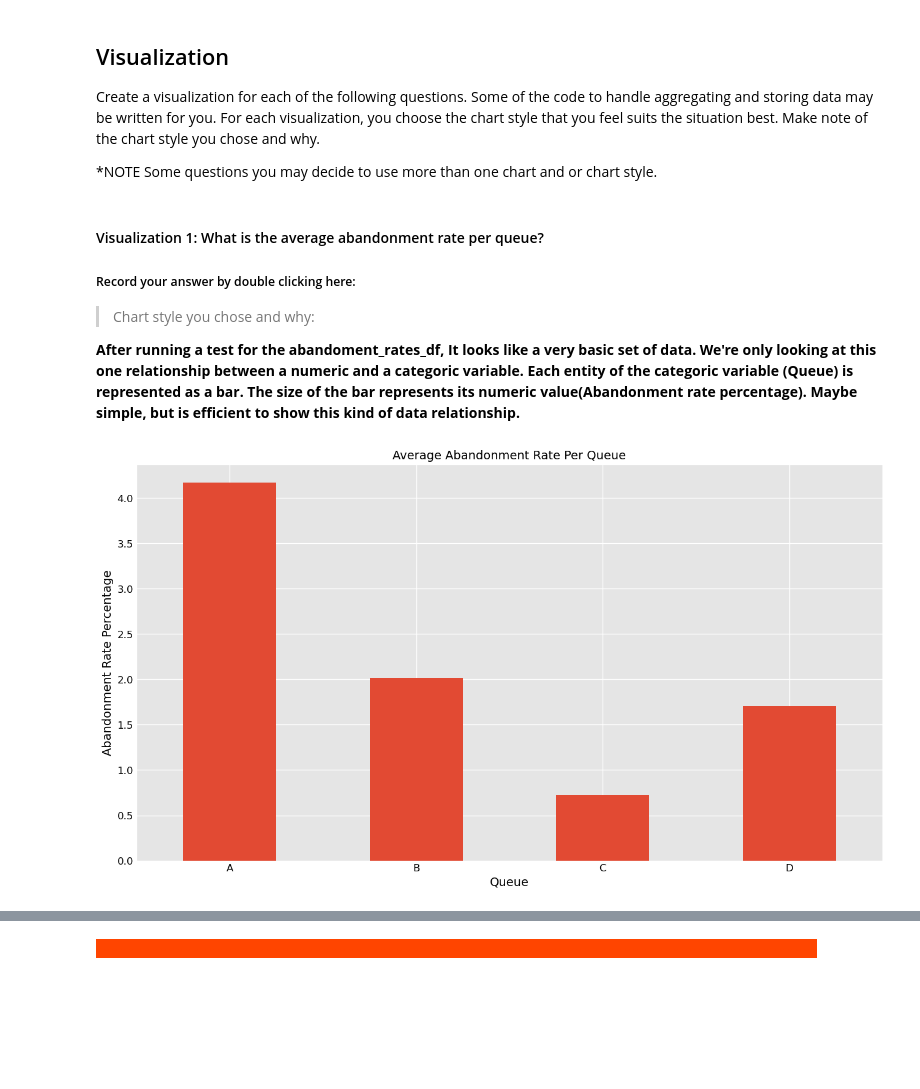
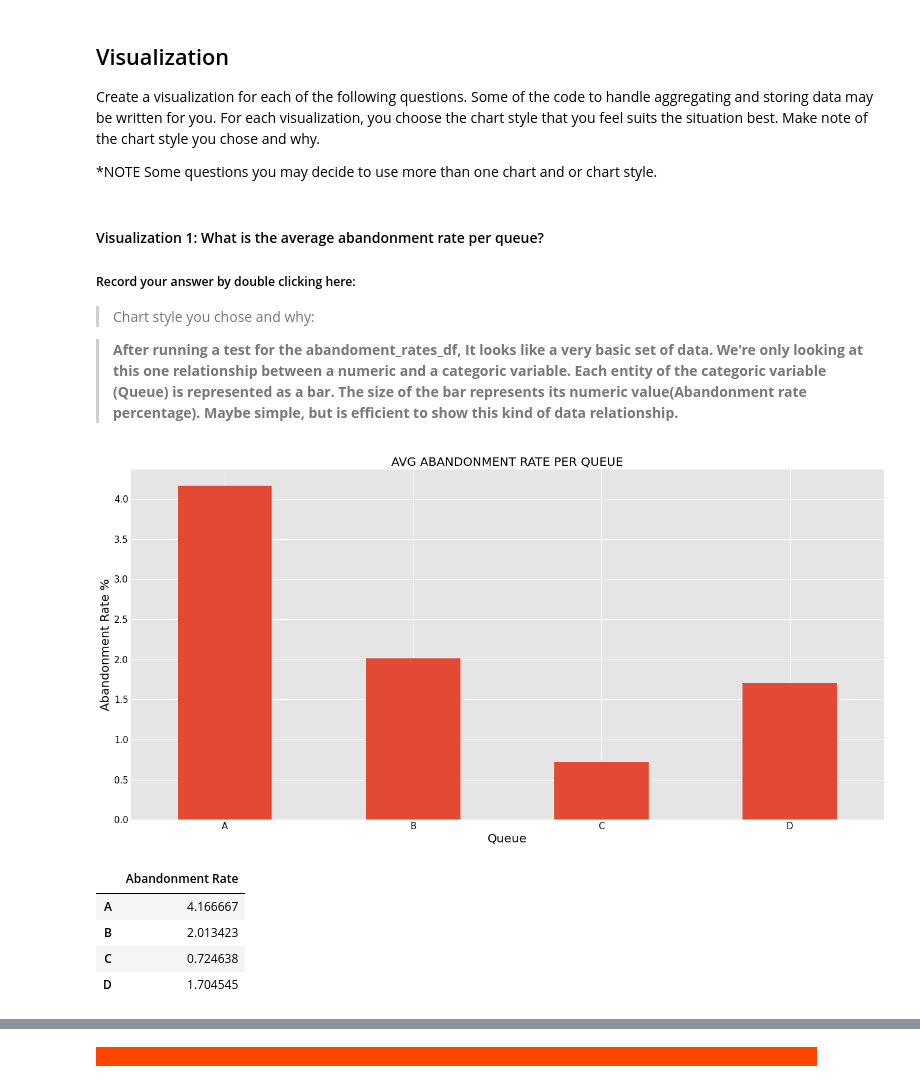
Before and after one commit to iorti00/call-center-cleanup-assignment, a Jupyter notebook: Call_Center_Cleanup.ipynb, the cells around one changed output, grey strips where cells are left out. Saved outputs shown, nothing was run; the diff lists cells and outputs as text; code cells hidden in the pictures; blank space fills up the shorter version.

```diff
--- a/Call_Center_Cleanup.ipynb
+++ b/Call_Center_Cleanup.ipynb
@@ -524,4 +518,4 @@ Create a visualization for each of the following questions. Some of the code to
 
 > Chart style you chose and why:
 
-**After running a test for the abandoment_rates_df, It looks like a very basic set of data. We're only looking at this one relationship between a numeric and a categoric variable. Each entity of the categoric variable (Queue) is represented as a bar. The size of the bar represents its numeric value(Abandonment rate percentage). Maybe simple, but is efficient to show this kind of data relationship.**
+>**After running a test for the abandoment_rates_df, It looks like a very basic set of data. We're only looking at this one relationship between a numeric and a categoric variable. Each entity of the categoric variable (Queue) is represented as a bar. The size of the bar represents its numeric value(Abandonment rate percentage). Maybe simple, but is efficient to show this kind of data relationship.**
@@ -531,35 +522,43 @@ Create a visualization for each of the following questions. Some of the code to
 # %%
 # Create visualization 1 here
 # Import any additional libraries needed with alias
 from matplotlib import style
 style.use('fast')
 plt.rcParams['figure.figsize'] = (20,10)
 
 
 # The dictionary abandonment_rates has the data you need.
 abandonment_rates = {}
 queues = ["A", "B", "C", "D"]
 queue_dict = df.groupby("Queue").agg("sum")
 for i in range(4):
     abandonment_rates[queues[i]] = queue_dict["Abandoned"][i] / queue_dict["Calls"][i]*100
 
 
 
 #Your Code Here:
-abandoment_rates_df = pd.DataFrame.from_dict(abandonment_rates, orient = 'index')
+a_rates_df = pd.DataFrame.from_dict(abandonment_rates, orient = 'index')
+a_rates_df.rename(columns = {0:'Abandonment Rate'}, inplace = True)
 
-abandoment_rates_df.plot(kind = 'bar', legend = False, figsize= (14,8))
+abandoment_rates_fig = a_rates_df.plot(kind = 'bar', legend = False)
 
-
-plt.title('Average Abandonment Rate Per Queue',fontsize = 14, color= 'black')
-plt.yticks(rotation=0,fontsize = 12,color = 'black')
-plt.xticks(rotation=0, fontsize = 12,color = 'black')
-plt.xlabel('Queue',fontsize = 14, color= 'black')
-plt.ylabel('Abandonment Rate Percentage',fontsize = 14, color='black')
-plt.savefig('abandoment_rate.png')
+plt.title('AVG ABANDONMENT RATE PER QUEUE',color = 'black', fontsize = 20)
+plt.xticks(color = 'black', fontsize = 15, rotation=360)
+plt.yticks(color = 'black', fontsize = 15)
+plt.xlabel('Queue',color = 'black', fontsize = 20)
+plt.ylabel('Abandonment Rate %',color = 'black', fontsize = 20)
+plt.savefig('ABANDONMNET_RATE_PER_QUEUE.png')
 plt.show()
 # %% [output]
-[figure, old version]
+[figure, new version]
+# %%
+a_rates_df
+# %% [output]
+|  | Abandonment Rate |
+| A | 4.166667 |
+| B | 2.013423 |
+| C | 0.724638 |
+| D | 1.704545 |
 # %% [markdown]
 #### Visualization 2: What is the service level percentage and average speed of answer for each rep in the North Branch?
 ##### Record your answer by double clicking here:
```
Also changed, not shown: parts of 29 cells of this notebook, 5 other files.
